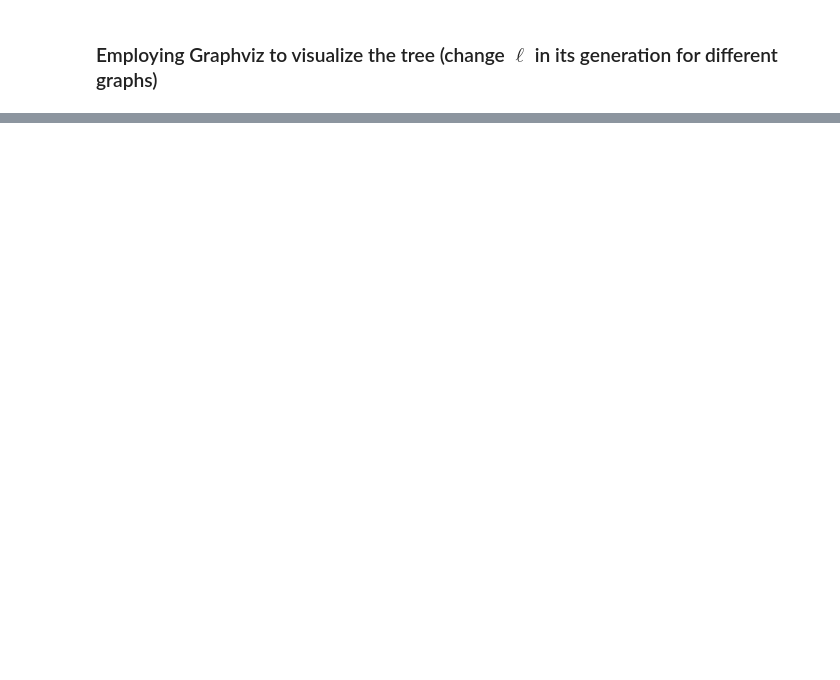
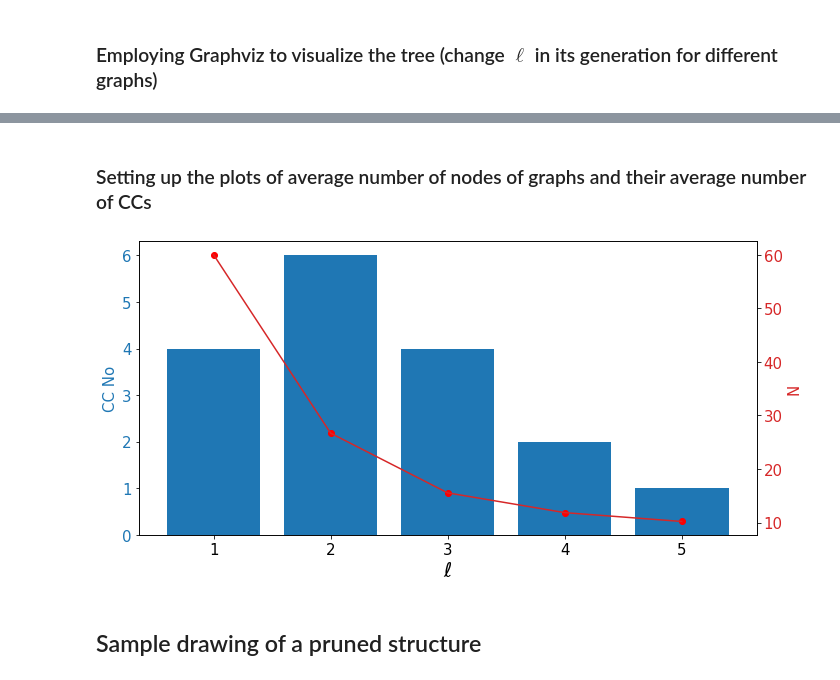
Before and after one commit to Yperidis/DAGFLOW, a Jupyter notebook: Demonstration.ipynb, the cells around one changed output, grey strips where cells are left out. Cells and saved outputs as stored; diff of their text form; code cells hidden in the pictures; blank space fills up the shorter version.

```diff
--- a/Demonstration.ipynb
+++ b/Demonstration.ipynb
@@ -45,0 +45,43 @@ dotinit
+# %%
+TreeEnsemble = c2u.PrunedEnsemble(hmin=6, hmax=7, ExtF=0.05)
+CCInfo = c2u.CCNosANDSizes(TreeEnsemble)
+# %% [markdown]
+### Setting up the plots of average number of nodes of graphs and their average number of CCs
+# %%
+height = {}
+heights = [6]  # CUSTOMIZE
+
+for h in heights:
+    barh, Ns = [], []
+    for ell in range(1,h):
+        kwd = 'h=' + str(h) + ', ell=' + str(ell)
+        barh.append( int(np.round(CCInfo[kwd][1])) )
+        Ns.append( CCInfo[kwd][3] )
+
+    height[h] = [barh, Ns]
+# %%
+for h in heights:
+    ell = list(range(1,h))
+
+    fig, ax1 = plt.subplots(figsize=(10,5))
+
+    color = 'tab:blue'
+    ax1.set_xlabel(r'$\ell$', fontsize=20)
+    ax1.set_ylabel('CC No', color=color, fontsize=15)  # we already handled the x-label with ax1
+    ax1.bar(ell, height[h][0], color=color)
+    ax1.tick_params(axis='y', labelcolor=color, labelsize=15)
+    ax1.tick_params(axis='x', labelsize=15)
+
+    ax2 = ax1.twinx()  # instantiate a second axes that shares the same x-axis
+
+    color = 'tab:red'
+    ax2.set_ylabel('N', color=color, fontsize=15)
+    ax2.plot(ell, height[h][1], color=color)
+    ax2.scatter(ell, height[h][1], marker='o', c='r')
+    ax2.tick_params(axis='y', labelcolor=color, labelsize=15)
+
+    fig.tight_layout()  # otherwise the right y-label is slightly clipped
+# %% [output]
+[figure, added]
+# %% [markdown]
+## Sample drawing of a pruned structure
```
Also changed, not shown: parts of 6 cells of this notebook.
